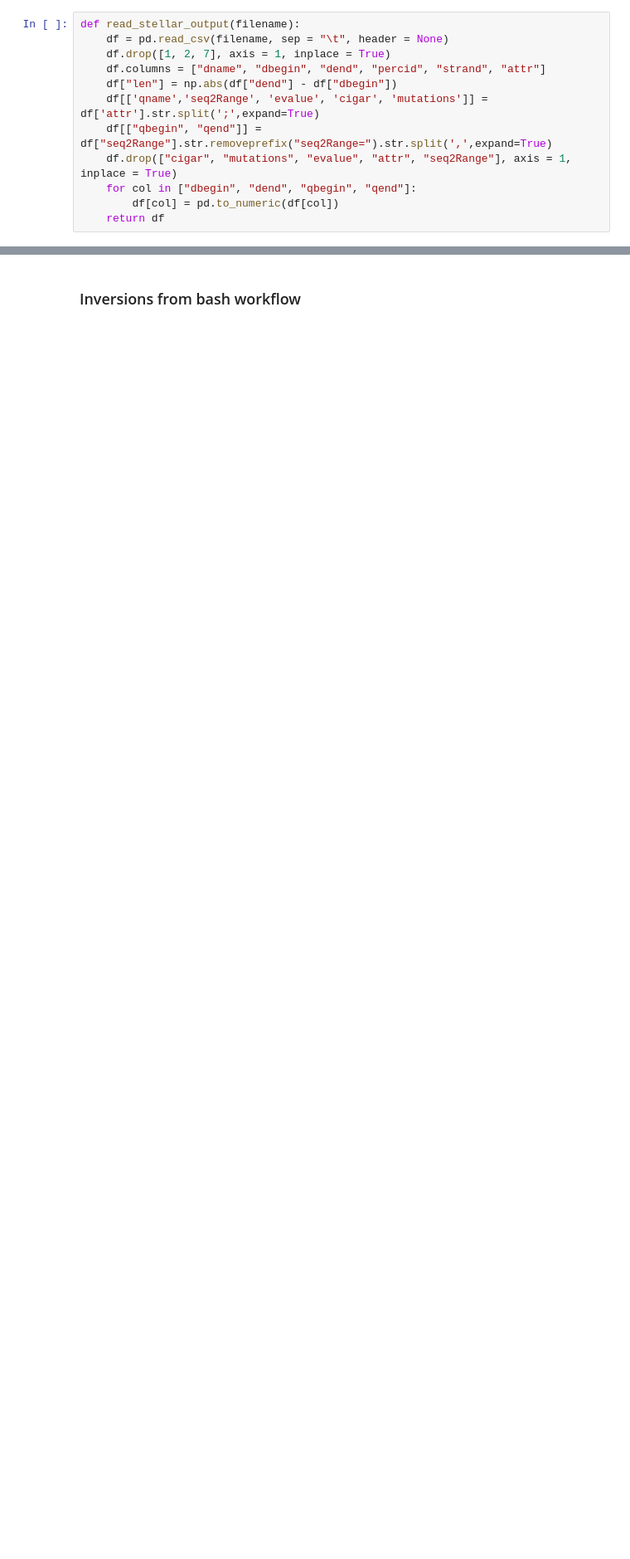
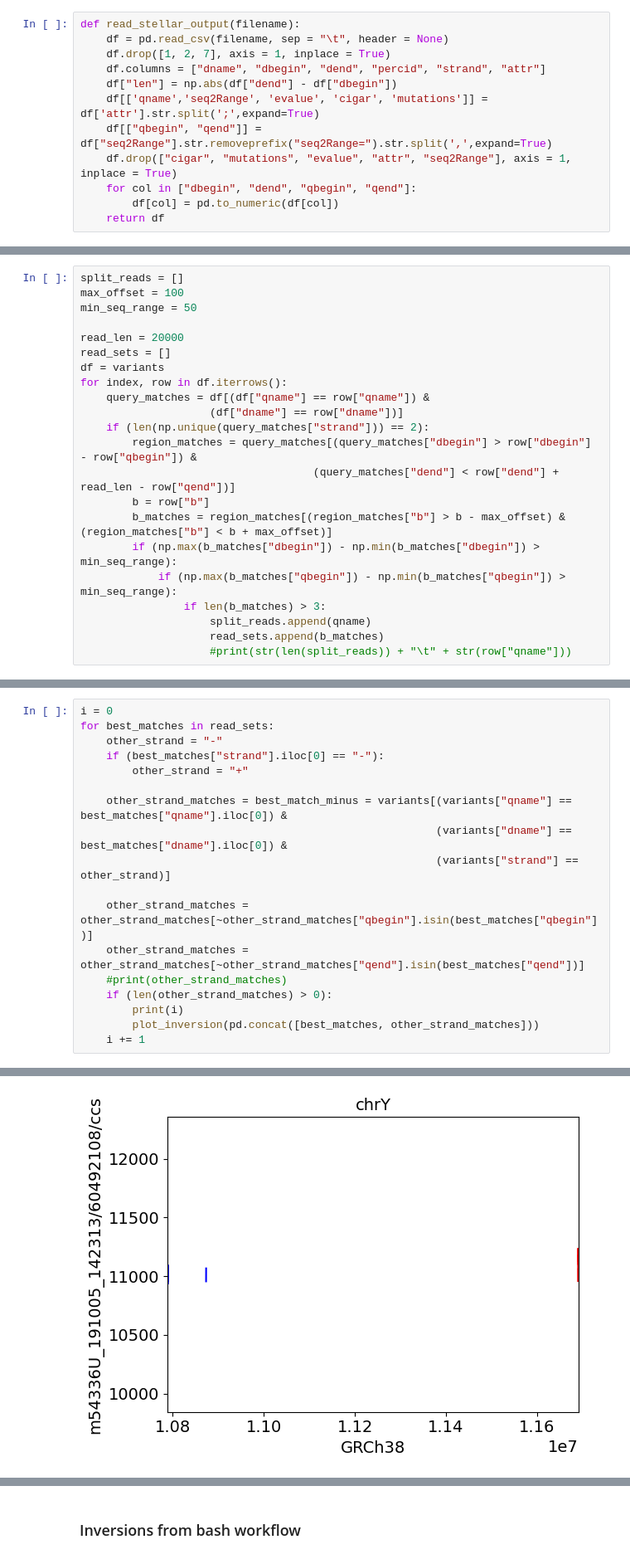
Before and after one commit to eaasna/DREAM-stellar-benchmark, a Jupyter notebook: work-python/structural_variants/SV analysis.ipynb, the cells around one changed output, grey strips where cells are left out. Shown at 83% size. Saved outputs shown, nothing was run; the diff lists cells and outputs as text; blank space fills up the shorter version.

Commit message:
Plot inversions

```diff
--- a/work-python/structural_variants/SV analysis.ipynb
+++ b/work-python/structural_variants/SV analysis.ipynb
@@ -176,0 +164,22 @@ plot_matches_on_line(longest_match_plus, best_matches, x_line, y_line)
+# %%
+split_reads = []
+max_offset = 100
+min_seq_range = 50
+
+read_len = 20000
+read_sets = []
+df = variants
+for index, row in df.iterrows():
+    query_matches = df[(df["qname"] == row["qname"]) &
+                    (df["dname"] == row["dname"])]
+    if (len(np.unique(query_matches["strand"])) == 2):
+        region_matches = query_matches[(query_matches["dbegin"] > row["dbegin"] - row["qbegin"]) &
+                                    (query_matches["dend"] < row["dend"] + read_len - row["qend"])]
+        b = row["b"]
+        b_matches = region_matches[(region_matches["b"] > b - max_offset) & (region_matches["b"] < b + max_offset)]
+        if (np.max(b_matches["dbegin"]) - np.min(b_matches["dbegin"]) > min_seq_range):
+            if (np.max(b_matches["qbegin"]) - np.min(b_matches["qbegin"]) > min_seq_range):
+                if len(b_matches) > 3:
+                    split_reads.append(qname)
+                    read_sets.append(b_matches)
+                    #print(str(len(split_reads)) + "\t" + str(row["qname"]))
@@ -176,0 +190,19 @@ plot_matches_on_line(longest_match_plus, best_matches, x_line, y_line)
+# %%
+i = 0
+for best_matches in read_sets:
+    other_strand = "-"
+    if (best_matches["strand"].iloc[0] == "-"):
+        other_strand = "+"
+
+    other_strand_matches = best_match_minus = variants[(variants["qname"] == best_matches["qname"].iloc[0]) &
+                                                       (variants["dname"] == best_matches["dname"].iloc[0]) &
+                                                       (variants["strand"] == other_strand)]
+
+    other_strand_matches = other_strand_matches[~other_strand_matches["qbegin"].isin(best_matches["qbegin"])]
+    other_strand_matches = other_strand_matches[~other_strand_matches["qend"].isin(best_matches["qend"])]
+    #print(other_strand_matches)
+    if (len(other_strand_matches) > 0):
+        print(i)
+        plot_inversion(pd.concat([best_matches, other_strand_matches]))
+    i += 1
+# %% [output]
@@ -176,0 +210 @@ plot_matches_on_line(longest_match_plus, best_matches, x_line, y_line)
+[figure, added]
```
Also changed, not shown: parts of 26 cells of this notebook.
